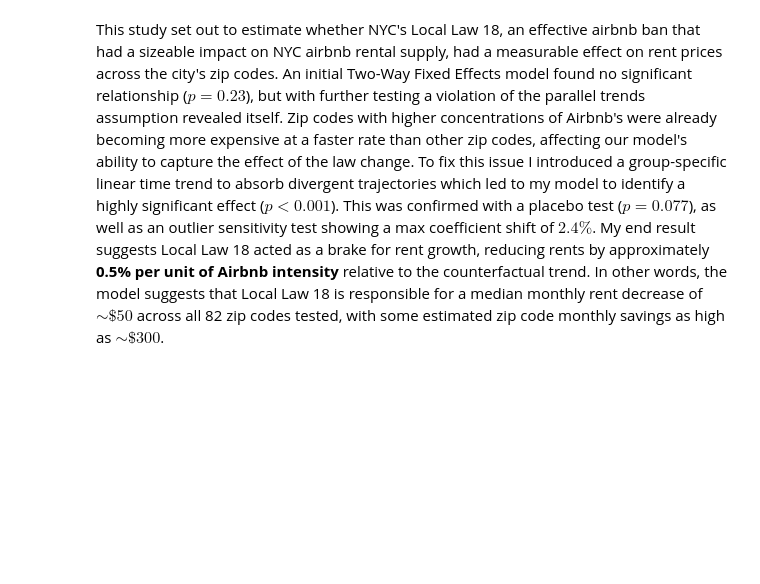
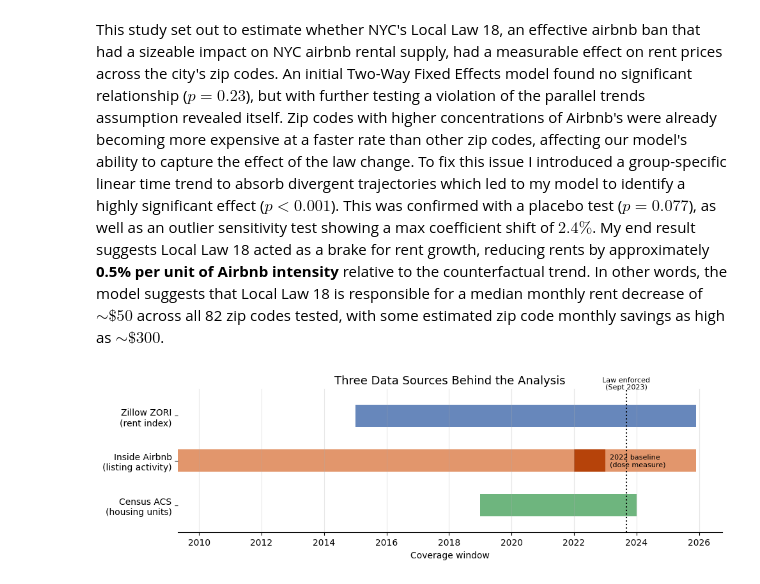
Before and after one commit to JScheble/NYC_AirBnb_Affects, a Jupyter notebook: Airbnb_Law_Effect.ipynb, the cells around one changed output. Saved outputs shown, nothing was run; the diff lists cells and outputs as text; code cells hidden in the pictures; blank space fills up the shorter version.

```diff
--- a/Airbnb_Law_Effect.ipynb
+++ b/Airbnb_Law_Effect.ipynb
@@ -1187,3 +1187,66 @@ The map confirms that the estimated savings are geographically concentrated exac
 ### C. Conclusion
 # %% [markdown]
 This study set out to estimate whether NYC's Local Law 18, an effective airbnb ban that had a sizeable impact on NYC airbnb rental supply, had a measurable effect on rent prices across the city's zip codes. An initial Two-Way Fixed Effects model found no significant relationship ($p=0.23$), but with further testing a violation of the parallel trends assumption revealed itself. Zip codes with higher concentrations of Airbnb's were already becoming more expensive at a faster rate than other zip codes, affecting our model's ability to capture the effect of the law change. To fix this issue I introduced a group-specific linear time trend to absorb divergent trajectories which led to my model to identify a highly significant effect ($p<0.001$). This was confirmed with a placebo test ($p=0.077$), as well as an outlier sensitivity test showing a max coefficient shift of $2.4\%$. My end result suggests Local Law 18 acted as a brake for rent growth, reducing rents by approximately **0.5% per unit of Airbnb intensity** relative to the counterfactual trend. In other words, the model suggests that Local Law 18 is responsible for a median monthly rent decrease of $\sim\$50$ across all 82 zip codes tested, with some estimated zip code monthly savings as high as $\sim\$300$.
+# %%
+import matplotlib.pyplot as plt
+import matplotlib.dates as mdates
+import pandas as pd
+
+fig, ax = plt.subplots(figsize=(10, 3.2))
+
+sources = [
+    {
+        "label": "Zillow ZORI\n(outcome: rent)",
+        "start": "2015-01-01", "end": "2025-12-01",
+        "y": 2, "color": "#4C72B0",
+    },
+    {
+        "label": "Inside Airbnb\n(treatment intensity)",
+        "start": "2009-05-01", "end": "2025-12-01",
+        "y": 1, "color": "#DD8452",
+    },
+    {
+        "label": "Census ACS\n(housing units, denominator)",
+        "start": "2019-01-01", "end": "2023-12-31",  # 5-yr ACS vintage window
+        "y": 0, "color": "#55A868",
+    },
+]
+
+for s in sources:
+    start = pd.to_datetime(s["start"])
+    end = pd.to_datetime(s["end"])
+    ax.barh(s["y"], end - start, left=start, height=0.5,
+            color=s["color"], alpha=0.85, label=s["label"])
+
+# Highlight the 2022 baseline window used to build the Airbnb intensity measure
+baseline_start = pd.to_datetime("2022-01-01")
+baseline_end = pd.to_datetime("2022-12-31")
+ax.barh(1, baseline_end - baseline_start, left=baseline_start, height=0.5,
+        color="#B23A00", alpha=0.9)
+ax.text(baseline_end, 1, "  2022 baseline\n  (dose measure)", va="center", fontsize=8)
+
+# Law enforcement reference line
+enforce_date = pd.to_datetime("2023-09-05")
+ax.axvline(enforce_date, color="black", linestyle=":", linewidth=1.5)
+ax.text(enforce_date, 2.6, "Law enforced\n(Sept 2023)", fontsize=8, ha="center")
+
+ax.set_yticks([0, 1, 2])
+ax.set_yticklabels([
+    "Census ACS\n(housing units)",
+    "Inside Airbnb\n(listing activity)",
+    "Zillow ZORI\n(rent index)",
+])
+ax.set_xlabel("Coverage window")
+ax.set_title("Three Data Sources Behind the Analysis", fontsize=13)
+ax.xaxis.set_major_locator(mdates.YearLocator(2))
+ax.xaxis.set_major_formatter(mdates.DateFormatter('%Y'))
+ax.grid(axis="x", alpha=0.3)
+ax.set_ylim(-0.6, 2.6)
+for spine in ["top", "right", "left"]:
+    ax.spines[spine].set_visible(False)
+
+plt.tight_layout()
+plt.savefig("data_sources_timeline.png", dpi=150)
+plt.show()
+# %% [output]
+[figure, added]
```
Also changed, not shown: parts of 4 cells of this notebook, 16 other files.
